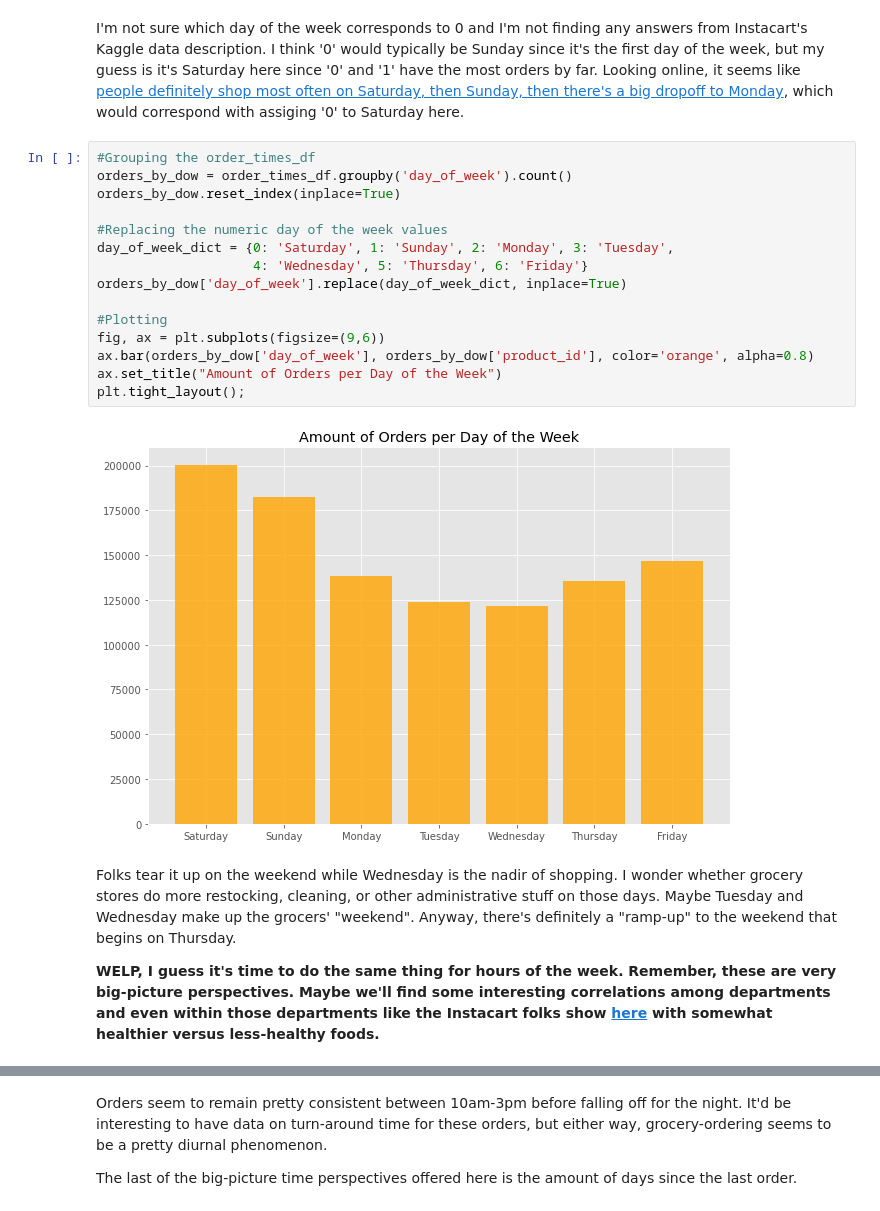
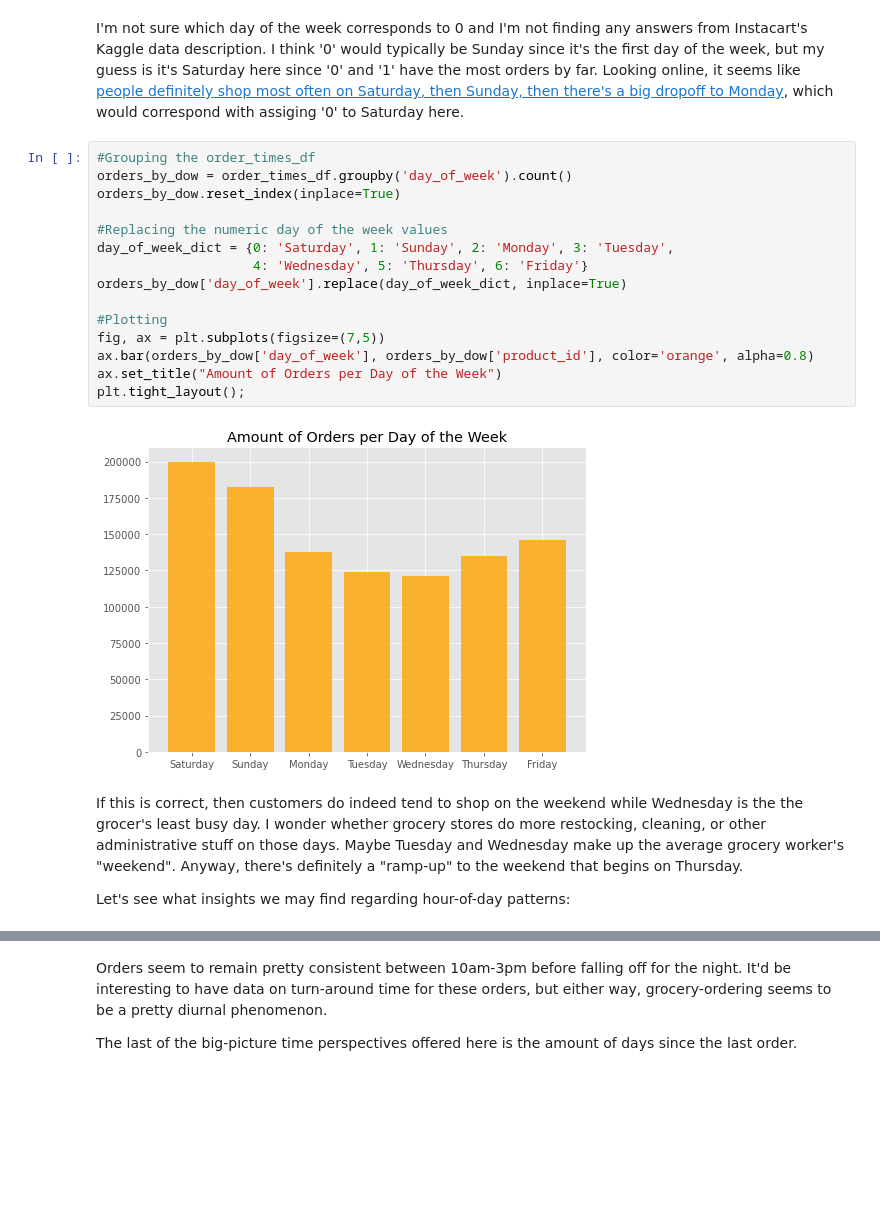
Before and after one commit to joeldmott/Instacart_Project, a Jupyter notebook: project_notebook.ipynb, the cells around one changed output, grey strips where cells are left out. Drawn from its saved outputs; the diff is of its cells as text; blank space fills up the shorter version.

```diff
--- a/project_notebook.ipynb
+++ b/project_notebook.ipynb
@@ -670,22 +646,22 @@ I'm not sure which day of the week corresponds to 0 and I'm not finding any answ
 # %%
 #Grouping the order_times_df
 orders_by_dow = order_times_df.groupby('day_of_week').count()
 orders_by_dow.reset_index(inplace=True)
 
 #Replacing the numeric day of the week values
 day_of_week_dict = {0: 'Saturday', 1: 'Sunday', 2: 'Monday', 3: 'Tuesday',
                     4: 'Wednesday', 5: 'Thursday', 6: 'Friday'}
 orders_by_dow['day_of_week'].replace(day_of_week_dict, inplace=True)
 
 #Plotting
-fig, ax = plt.subplots(figsize=(9,6))
+fig, ax = plt.subplots(figsize=(7,5))
 ax.bar(orders_by_dow['day_of_week'], orders_by_dow['product_id'], color='orange', alpha=0.8)
 ax.set_title("Amount of Orders per Day of the Week")
 plt.tight_layout();
 # %% [output]
-[figure, old version]
+[figure, new version]
 # %% [markdown]
-Folks tear it up on the weekend while Wednesday is the nadir of shopping. I wonder whether grocery stores do more restocking, cleaning, or other administrative stuff on those days. Maybe Tuesday and Wednesday make up the grocers' "weekend". Anyway, there's definitely a "ramp-up" to the weekend that begins on Thursday.
+If this is correct, then customers do indeed tend to shop on the weekend while Wednesday is the the grocer's least busy day. I wonder whether grocery stores do more restocking, cleaning, or other administrative stuff on those days. Maybe Tuesday and Wednesday make up the average grocery worker's "weekend". Anyway, there's definitely a "ramp-up" to the weekend that begins on Thursday.
 
-**WELP, I guess it's time to do the same thing for hours of the week. Remember, these are very big-picture perspectives. Maybe we'll find some interesting correlations among departments and even within those departments like the Instacart folks show [here](https://tech.instacart.com/3-million-instacart-orders-open-sourced-d40d29ead6f2) with somewhat healthier versus less-healthy foods.**
+Let's see what insights we may find regarding hour-of-day patterns:
 # %%
```
Also changed, not shown: parts of 132 cells of this notebook, 1 other file.
